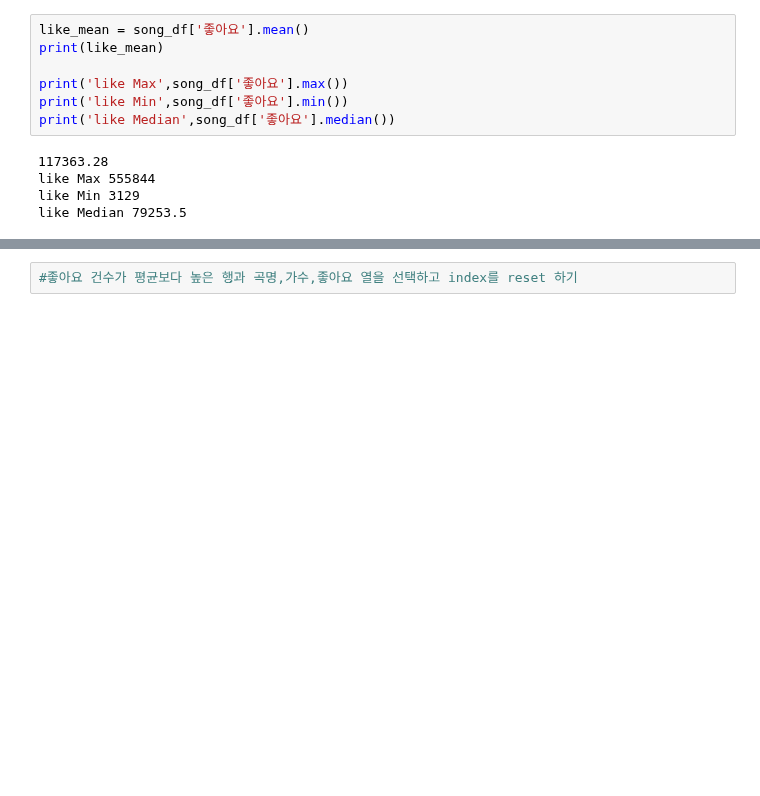
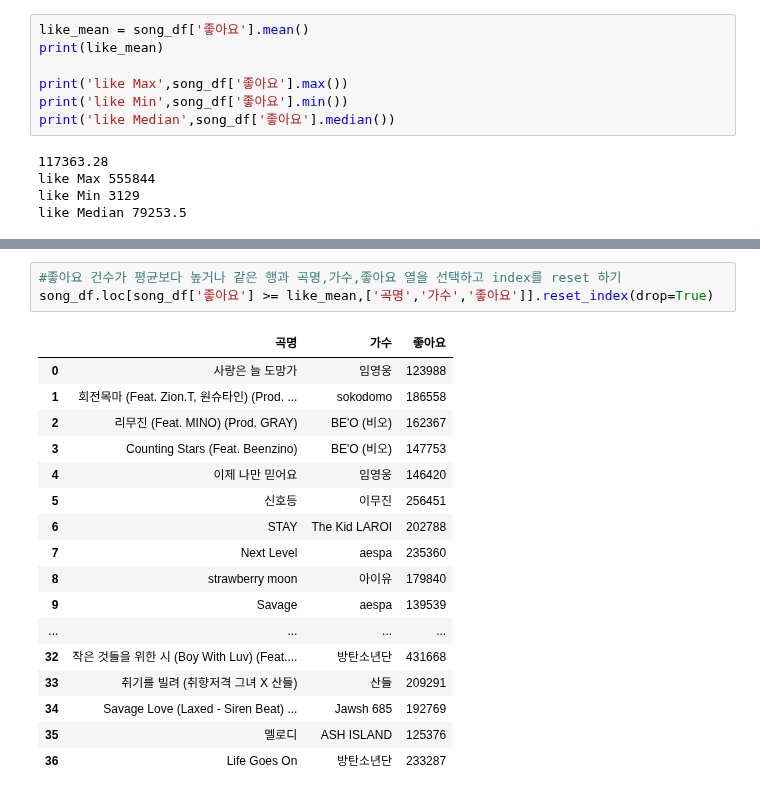
Before and after one commit to TheMatw/python_webscraping, a Jupyter notebook: 05Melon100Chart.ipynb, the cells around one changed output, grey strips where cells are left out. Drawn from its saved outputs; the diff is of its cells as text; blank space fills up the shorter version.

```diff
--- a/05Melon100Chart.ipynb
+++ b/05Melon100Chart.ipynb
@@ -485,6 +485,25 @@ song_df.loc[song_df['좋아요'] == like_max]
 |  | 곡명 | 가수 | 앨범 | 발매일 | 장르 | 좋아요 | 가사 |
 | 77 | 봄날 | 방탄소년단 | YOU NEVER WALK ALONE | 2017.02.13 | 랩/힙합 | 555844 | 보고 싶다이렇게 말하니까 더 보고 싶다너희 사진을 보고 있어... |
 # %%
-#좋아요 건수가 평균보다 높은 행과 곡명,가수,좋아요 열을 선택하고 index를 reset 하기
+#좋아요 건수가 평균보다 높거나 같은 행과 곡명,가수,좋아요 열을 선택하고 index를 reset 하기
+song_df.loc[song_df['좋아요'] >= like_mean,['곡명','가수','좋아요']].reset_index(drop=True)
+# %% [output]
+|  | 곡명 | 가수 | 좋아요 |
+| 0 | 사랑은 늘 도망가 | 임영웅 | 123988 |
+| 1 | 회전목마 (Feat. Zion.T, 원슈타인) (Prod. ... | sokodomo | 186558 |
+| 2 | 리무진 (Feat. MINO) (Prod. GRAY) | BE'O (비오) | 162367 |
+| 3 | Counting Stars (Feat. Beenzino) | BE'O (비오) | 147753 |
+| 4 | 이제 나만 믿어요 | 임영웅 | 146420 |
+| 5 | 신호등 | 이무진 | 256451 |
+| 6 | STAY | The Kid LAROI | 202788 |
+| 7 | Next Level | aespa | 235360 |
+| 8 | strawberry moon | 아이유 | 179840 |
+| 9 | Savage | aespa | 139539 |
+| ... | ... | ... | ... |
+| 32 | 작은 것들을 위한 시 (Boy With Luv) (Feat.... | 방탄소년단 | 431668 |
+| 33 | 취기를 빌려 (취향저격 그녀 X 산들) | 산들 | 209291 |
+| 34 | Savage Love (Laxed - Siren Beat) ... | Jawsh 685 | 192769 |
+| 35 | 멜로디 | ASH ISLAND | 125376 |
+| 36 | Life Goes On | 방탄소년단 | 233287 |
 # %%
 #좋아요 건수가 평균보다 높은 행과 곡명,가수,좋아요 열을 선택하고 좋아요 건수가 높은 순서대로 정렬하고, index를 reset 하기
```
Also changed, not shown: parts of 1 cell of this notebook.
